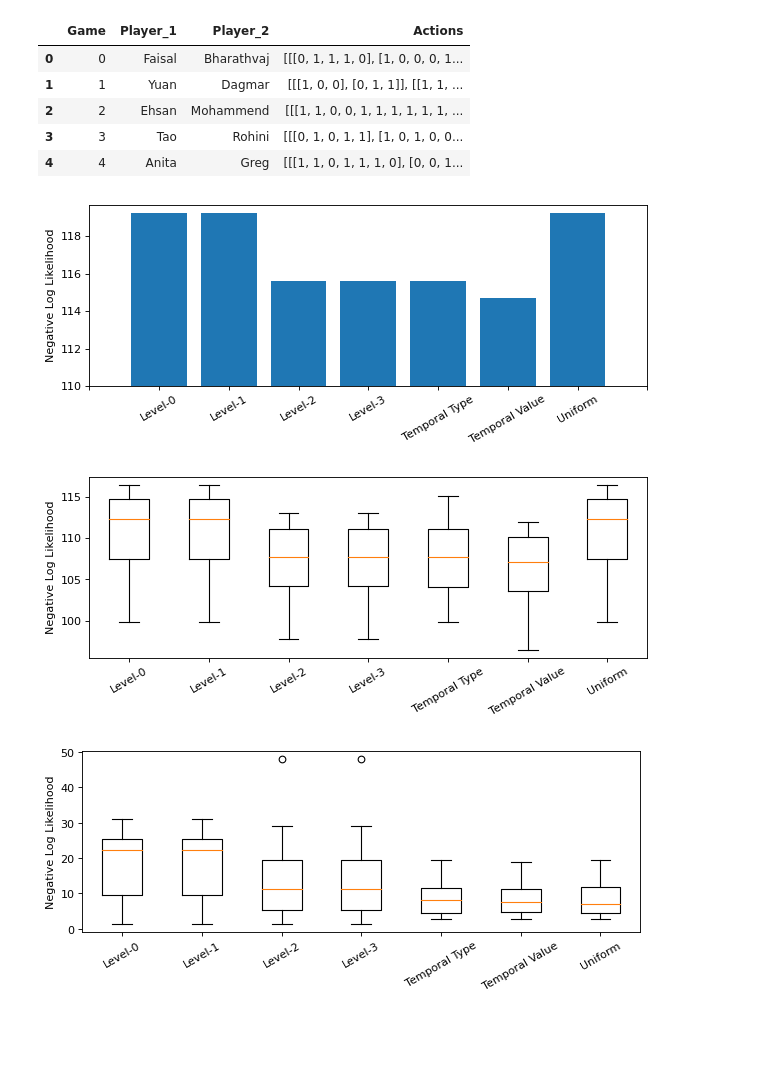
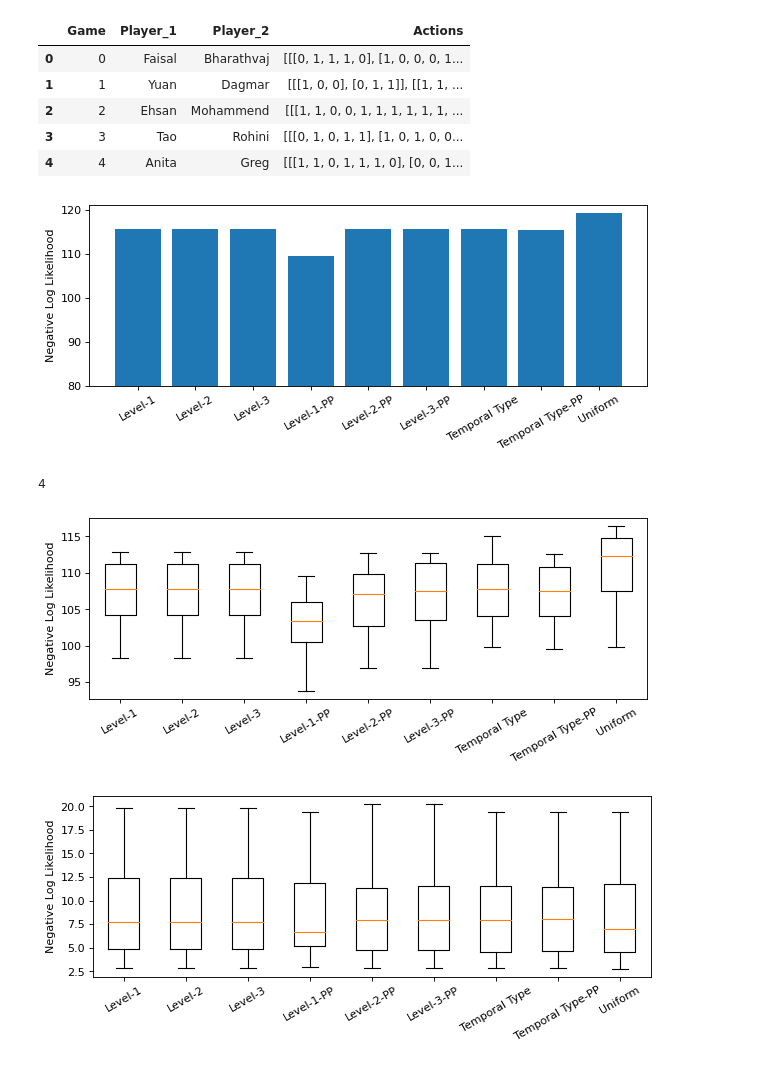
Before and after one commit to RevanMacQueen/BGT-Project, a Jupyter notebook: repeated_game/fit.ipynb, the cells around one changed output. Saved outputs shown, nothing was run; the diff lists cells and outputs as text; code cells hidden in the pictures; blank space fills up the shorter version.

```diff
--- a/repeated_game/fit.ipynb
+++ b/repeated_game/fit.ipynb
@@ -103,2 +997,33 @@ results_TM, LL_TM = k_folds(data, m)
+# %%
+m = Temporal_Level_Model_Payoffs()
+results_TLMP, LL_TLMP = k_folds(data, m)
+# %%
+# results on all train data
+# K-folds on level k
+results = []
+models = []
+
+for k in tqdm(range(1, 4)):
+    m = Level_K_Model(k)
+    r = m.fit(data)
+    results.append(r)
+    models.append(m)
+
+
+for k in tqdm(range(1, 4)):
+    m = Level_K_Model_Payoffs(k)
+    r = m.fit(data)
+    results.append(r)
+    models.append(m)
+
+m =  Temporal_Level_Model()
+r = m.fit(data)
+results.append(r)
+models.append(m)
+
+m =  Temporal_Level_Model_Payoffs()
+r = m.fit(data)
+results.append(r)
+models.append(m)
 # %%
 import matplotlib.pyplot as plt
@@ -129,19 +1031,19 @@ models.append(m)
 # %%
-from matplotlib.pyplot import figure
-
 figure(figsize=(9, 3), dpi=80)
 
-plt.bar( range(len(results)+1),  [r.fun-110 for r in results] + [ll_uniform(data)-110], bottom=110)
+start = 80
+plt.bar( range(len(results)+1),  [r.fun-start  for r in results] + [ll_uniform(data)-start ], bottom=start )
 plt.ylabel("Negative Log Likelihood")
 
-locs, labels = plt.xticks()
-labels = [''] + [  'Level-{}'.format(k) for k in range(4)]
-labels += ['Temporal Type', 'Temporal Value', 'Uniform', '']
-plt.xticks(locs, labels , rotation=30  )
+# locs, labels = plt.xticks()
+
+labels =  [ 'Level-{}'.format(k) for k in range(1, 4)] + [ 'Level-{}-PP'.format(k) for k in range(1, 4)]
+labels += ['Temporal Type', 'Temporal Type-PP', 'Uniform']
+plt.xticks(range(9), labels , rotation=30  )
 
 plt.savefig('figures/ll_train.pdf', bbox_inches='tight')
 # %% [output]
-[figure, old version]
+[figure, new version]
 # %%
 #uniform
 results_uniform = []
@@ -153,9 +1055,15 @@ for i in range(len(data)):
 
     results_uniform.append(ll_uniform(train_data))
     test_losses_uniform.append(ll_uniform([test_data]))
+# %%
+len(all_lkp )
+# %% [output]
+4
 # %%
-all_results = all_lk + [[results_TLM, LL_TLM] ,[results_TM, LL_TM], ]
+all_results = deepcopy(all_lk + all_lkp + [[results_TLM, LL_TLM], [results_TLMP, LL_TLMP]] )
 
+del all_results[4]
+del all_results[0]
 plot_data = []
 for r in all_results:
     result_list = r[0]
@@ -171,16 +1079,18 @@ figure(figsize=(9, 3), dpi=80)
 plt.boxplot(plot_data)
 plt.ylabel("Negative Log Likelihood")
 
-locs, labels = plt.xticks()
-labels = ['Level-{}'.format(k) for k in range(4)]
-labels += ['Temporal Type', 'Temporal Value', 'Uniform']
-plt.xticks(locs, labels , rotation=30  )
+labels =  [ 'Level-{}'.format(k) for k in range(1, 4)] + [ 'Level-{}-PP'.format(k) for k in range(1, 4)]
+labels += ['Temporal Type', 'Temporal Type-PP', 'Uniform']
+plt.xticks(range(1, 10), labels , rotation=30  )
 
 plt.savefig('figures/ll_train_cross.pdf', bbox_inches='tight')
 # %% [output]
-[figure, old version]
+[figure, new version]
 # %%
-all_results = all_lk + [[results_TLM, LL_TLM] ,[results_TM, LL_TM], ]
+all_results = deepcopy(all_lk + all_lkp + [[results_TLM, LL_TLM], [results_TLMP, LL_TLMP]] )
+
+del all_results[4]
+del all_results[0]
 
 plot_data = []
 for r in all_results:
@@ -192,12 +1102,10 @@ figure(figsize=(9, 3), dpi=80)
 plt.boxplot(plot_data)
 plt.ylabel("Negative Log Likelihood")
 
-locs, labels = plt.xticks()
-labels = ['Level-{}'.format(k) for k in range(4)]
-labels += ['Temporal Type', 'Temporal Value', 'Uniform']
-plt.xticks(locs, labels , rotation=30)
-
+labels =  [ 'Level-{}'.format(k) for k in range(1, 4)] + [ 'Level-{}-PP'.format(k) for k in range(1, 4)]
+labels += ['Temporal Type', 'Temporal Type-PP', 'Uniform']
+plt.xticks(range(1, 10), labels , rotation=30  )
 
 plt.savefig('figures/ll_test_cross.pdf', bbox_inches='tight')
 # %% [output]
-[figure, old version]
+[figure, new version]
```
Also changed, not shown: parts of 36 cells of this notebook, 18 other files.
